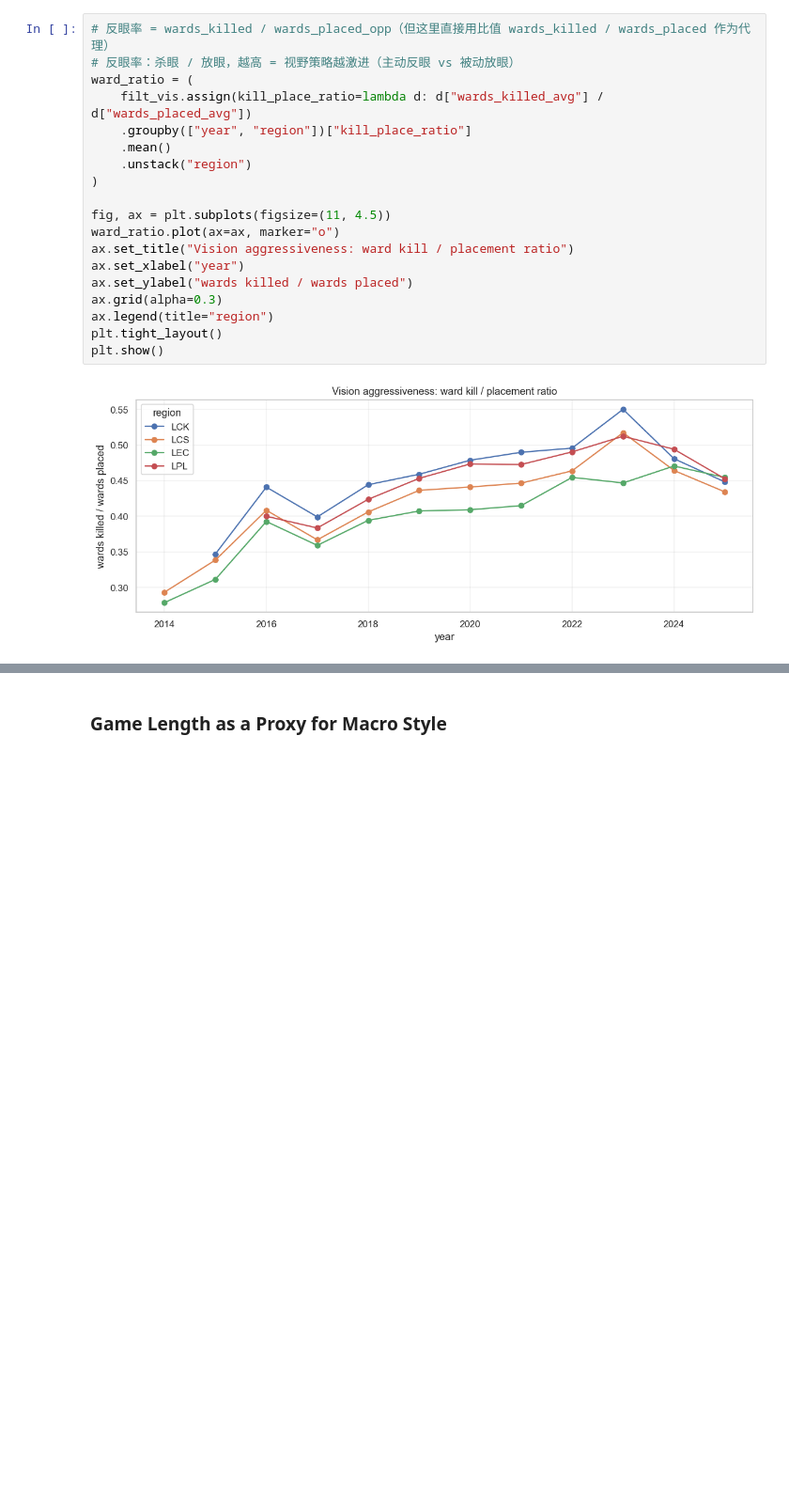
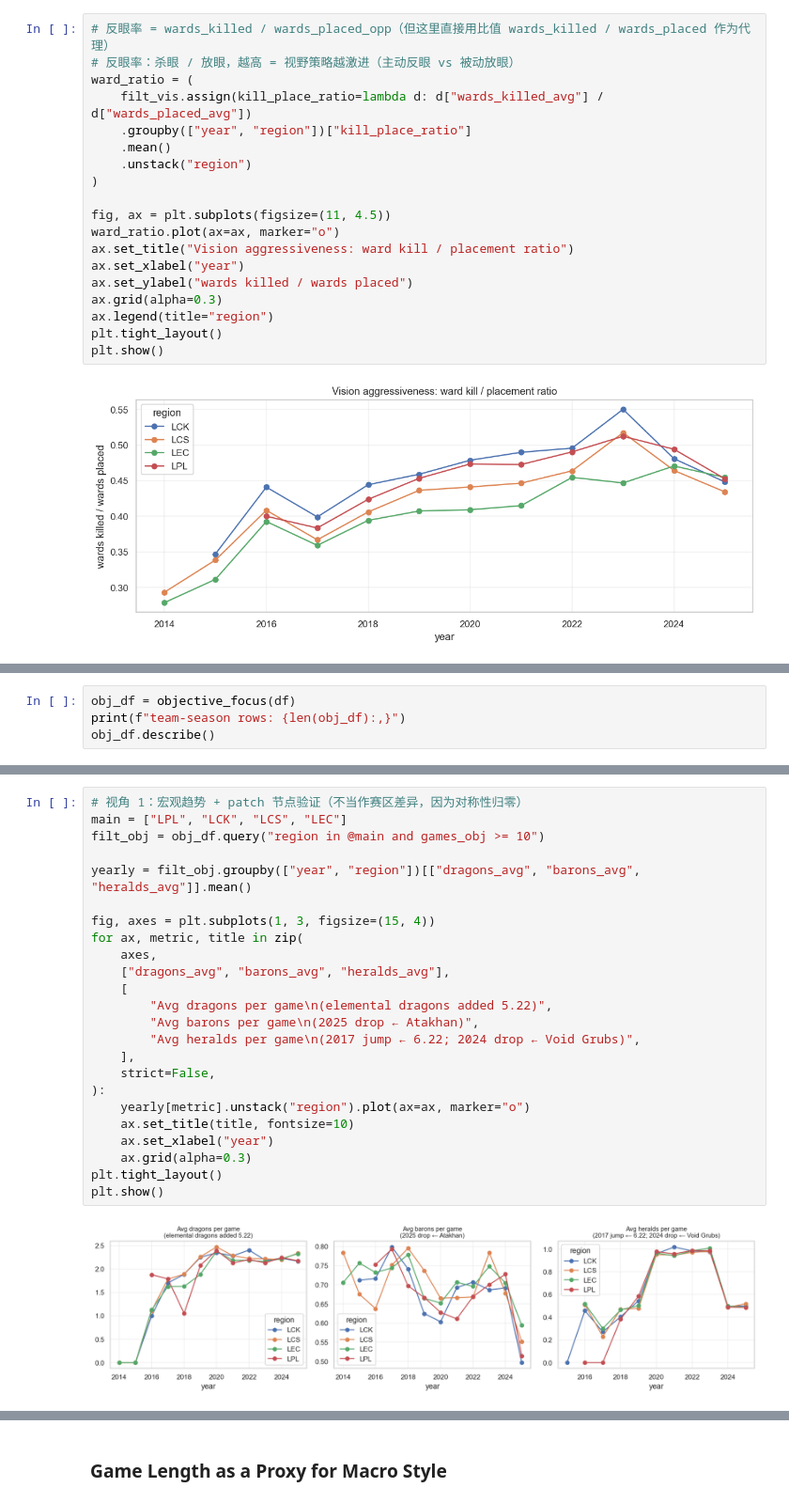
Before and after one commit to LUNARKN1GHT/lol_esports, a Jupyter notebook: lol_esports.ipynb, the cells around one changed output, grey strips where cells are left out. Shown at 94% size. Drawn from its saved outputs; the diff is of its cells as text; blank space fills up the shorter version.

```diff
--- a/lol_esports.ipynb
+++ b/lol_esports.ipynb
@@ -817,0 +832,4 @@ Dragon rate, baron rate, herald rate.
+# %%
+obj_df = objective_focus(df)
+print(f"team-season rows: {len(obj_df):,}")
+obj_df.describe()
@@ -817,0 +847,26 @@ Dragon rate, baron rate, herald rate.
+# %%
+# 视角 1：宏观趋势 + patch 节点验证（不当作赛区差异，因为对称性归零）
+main = ["LPL", "LCK", "LCS", "LEC"]
+filt_obj = obj_df.query("region in @main and games_obj >= 10")
+
+yearly = filt_obj.groupby(["year", "region"])[["dragons_avg", "barons_avg", "heralds_avg"]].mean()
+
+fig, axes = plt.subplots(1, 3, figsize=(15, 4))
+for ax, metric, title in zip(
+    axes,
+    ["dragons_avg", "barons_avg", "heralds_avg"],
+    [
+        "Avg dragons per game\n(elemental dragons added 5.22)",
+        "Avg barons per game\n(2025 drop ← Atakhan)",
+        "Avg heralds per game\n(2017 jump ← 6.22; 2024 drop ← Void Grubs)",
+    ],
+    strict=False,
+):
+    yearly[metric].unstack("region").plot(ax=ax, marker="o")
+    ax.set_title(title, fontsize=10)
+    ax.set_xlabel("year")
+    ax.grid(alpha=0.3)
+plt.tight_layout()
+plt.show()
+# %% [output]
+[figure, added]
```
Also changed, not shown: parts of 4 cells of this notebook, 1 other file.
